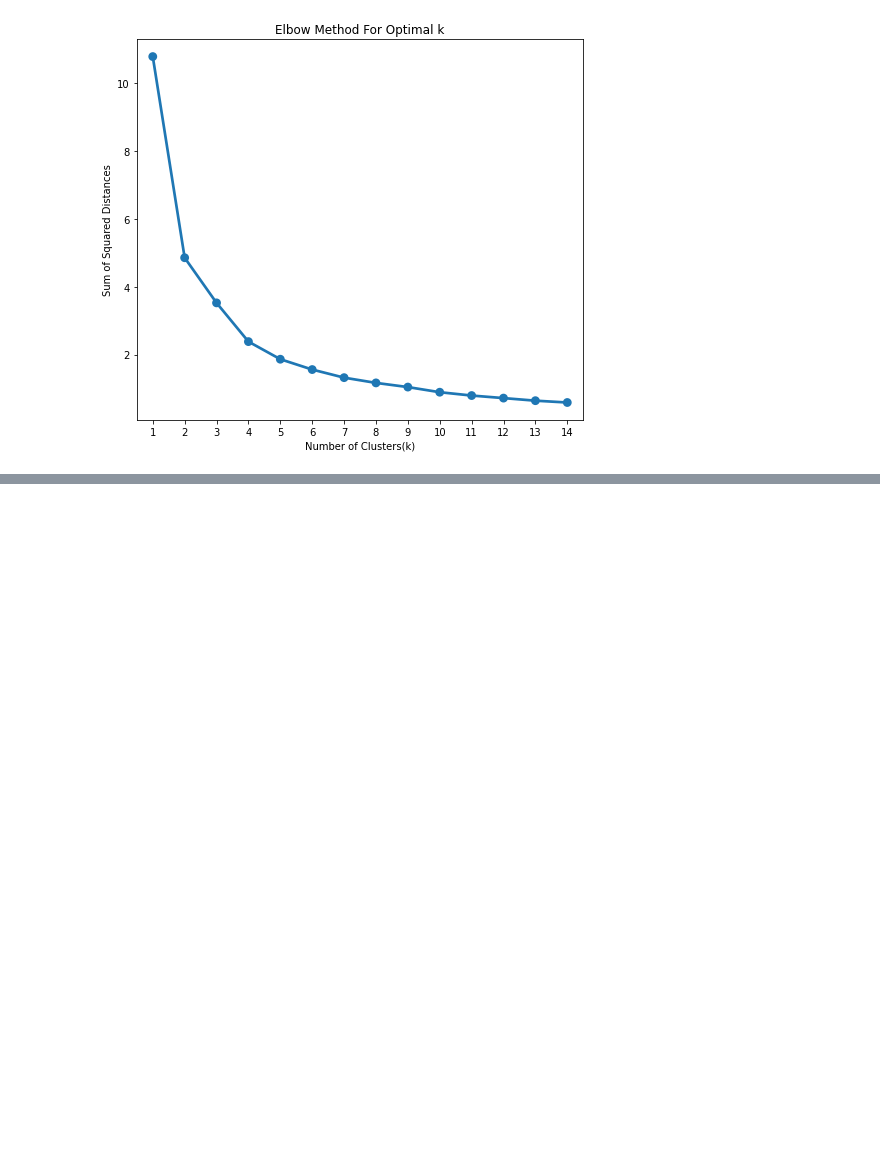
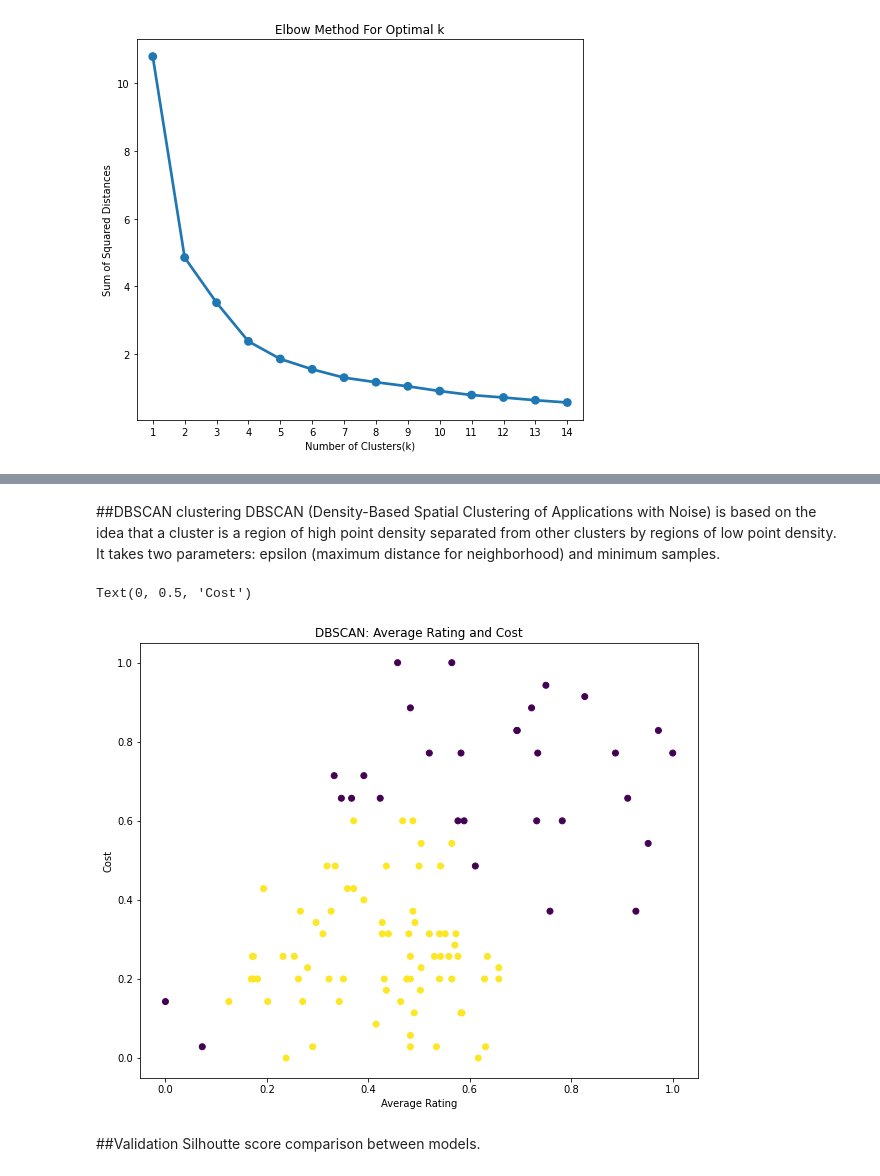
Before and after one commit to Zeeshan2012/ZOMATO-RESTAURANT-CLUSTERING-AND-SENTIMENT-ANALYSIS, a Jupyter notebook: ZOMATO_RESTAURANT_CLUSTERING_AND_SENTIMENT_ANALYSIS.ipynb, the cells around one changed output, grey strips where cells are left out. Cells and saved outputs as stored; diff of their text form; code cells hidden in the pictures; blank space fills up the shorter version.

```diff
--- a/ZOMATO_RESTAURANT_CLUSTERING_AND_SENTIMENT_ANALYSIS.ipynb
+++ b/ZOMATO_RESTAURANT_CLUSTERING_AND_SENTIMENT_ANALYSIS.ipynb
@@ -1354,0 +1382,3 @@ plt.show()
+# %% [markdown]
+##DBSCAN clustering
+DBSCAN (Density-Based Spatial Clustering of Applications with Noise) is based on the idea that a cluster is a region of high point density separated from other clusters by regions of low point density. It takes two parameters: epsilon (maximum distance for neighborhood) and minimum samples.
@@ -1354,0 +1389,22 @@ plt.show()
+# %%
+# fit model and predict clusters
+
+db = DBSCAN(eps=0.15, min_samples=15)
+y_pred = db.fit_predict(X)
+# retrieve unique clusters
+clusters = unique(y_pred)
+score = silhouette_score(X, y_pred)
+
+sil_score_rating_cost_df.loc[2] = ['DBscan Clustering',len(clusters),score]
+# %%
+plt.figure(figsize=(10,8))
+plt.scatter(X[:,0], X[:,1], c=y_pred)
+plt.title('DBSCAN: Average Rating and Cost')
+plt.xlabel('Average Rating')
+plt.ylabel('Cost')
+# %% [output]
+Text(0, 0.5, 'Cost')
+[figure, added]
+# %% [markdown]
+##Validation
+Silhoutte score comparison between models.
```
Also changed, not shown: parts of 100 cells of this notebook.
